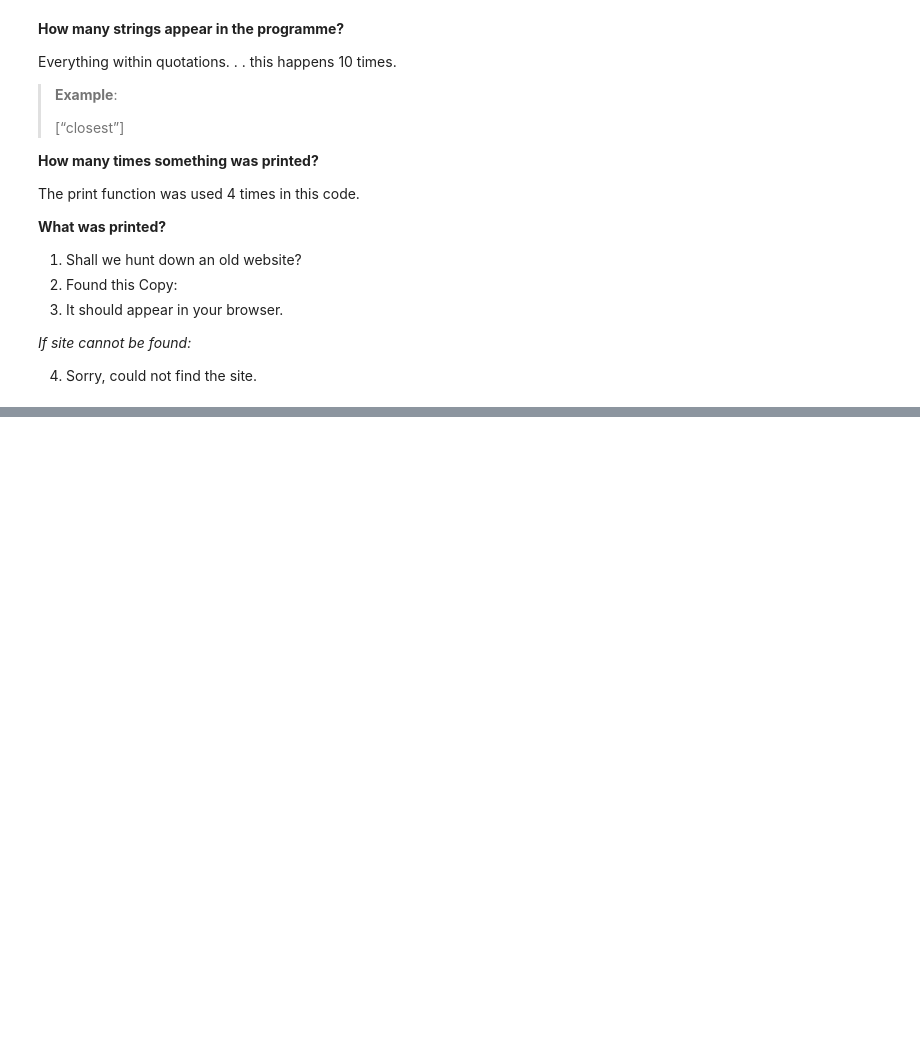
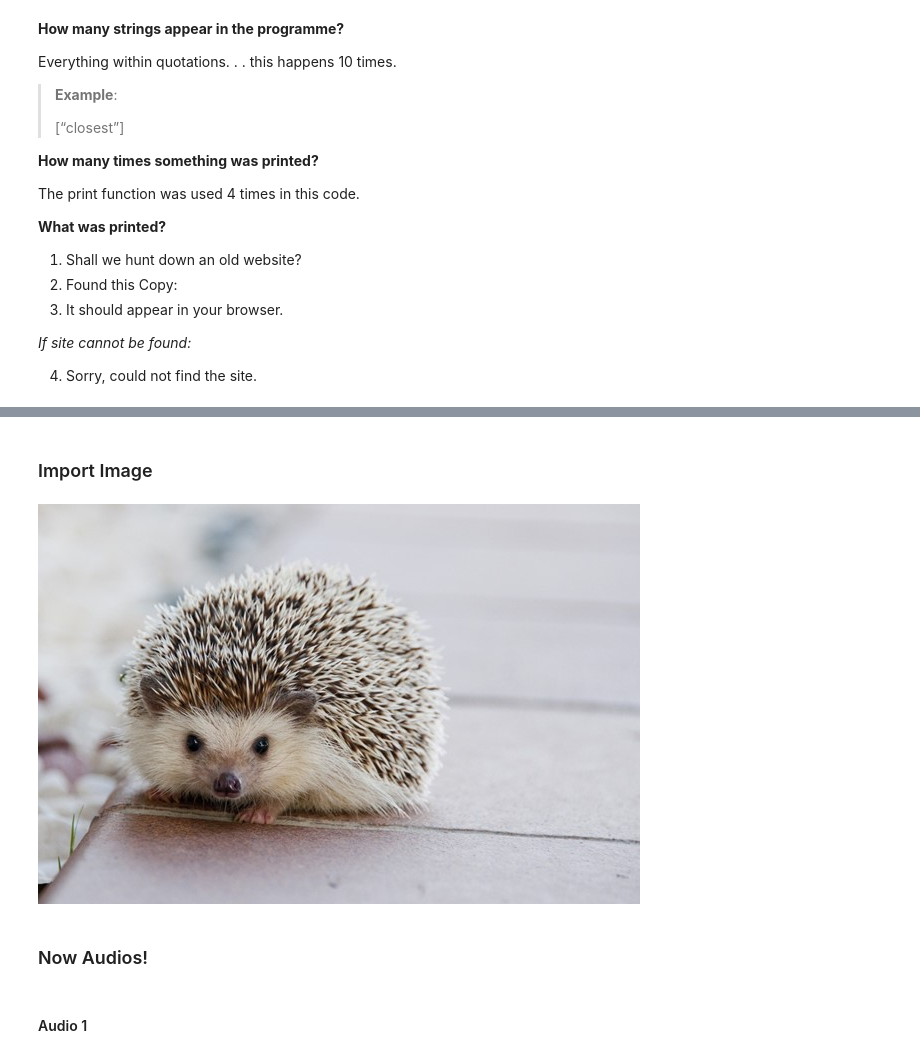
Before and after one commit to ellahaslam/ai-for-the-arts, a Jupyter notebook: coding_exercises.ipynb, the cells around one changed output, grey strips where cells are left out. Drawn from its saved outputs; the diff is of its cells as text; code cells hidden in the pictures; blank space fills up the shorter version.

Commit message:
added images and audios

```diff
--- a/coding_exercises.ipynb
+++ b/coding_exercises.ipynb
@@ -1479,0 +1484,11 @@ The print function was used 4 times in this code.
+# %% [markdown]
+### Import Image
+# %%
+from IPython.display import Image, display
+display (Image("picture1.jpg"))
+# %% [output]
+[figure, added]
+# %% [markdown]
+### Now Audios!
+# %% [markdown]
+#### Audio 1
```
Also changed, not shown: parts of 5 cells of this notebook, 3 other files.
